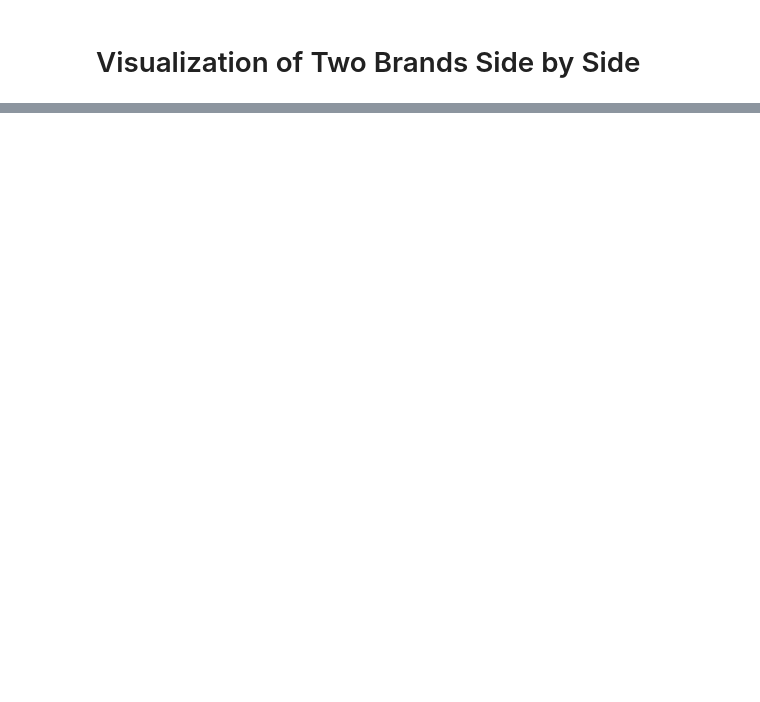
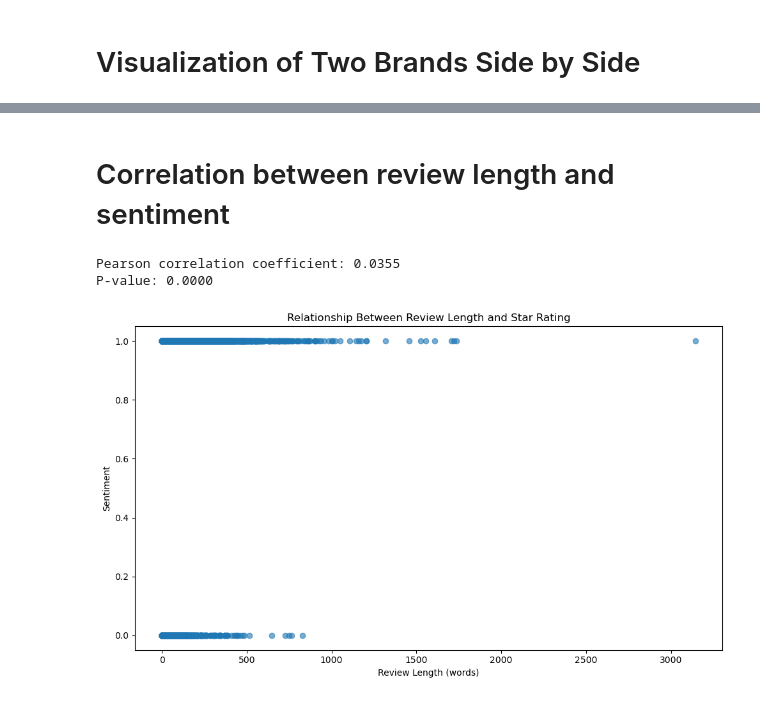
Before and after one commit to JosephKai1/COMP3610PROJECT, a Jupyter notebook: notebooks/ProductAnalysis.ipynb, the cells around one changed output, grey strips where cells are left out. Drawn from its saved outputs; the diff is of its cells as text; code cells hidden in the pictures; blank space fills up the shorter version.

Commit message:
visualized review length and sentiment correlation

```diff
--- a/notebooks/ProductAnalysis.ipynb
+++ b/notebooks/ProductAnalysis.ipynb
@@ -482,0 +500,26 @@ plt.show()
+# %% [markdown]
+# Correlation between review length and sentiment
+# %%
+correlation, p_value = pearsonr(df['text_length'], df['predictedSentiment'])
+print(f"Pearson correlation coefficient: {correlation:.4f}")
+print(f"P-value: {p_value:.4f}")
+
+
+
+plt.figure(figsize=(10, 6))
+plt.scatter(df['text_length'], df['predictedSentiment'], alpha=0.6)
+plt.title('Relationship Between Review Length and Star Rating')
+plt.xlabel('Review Length (words)')
+plt.ylabel('Sentiment')
+
+
+# plt.text(0.05, 0.95, f'Correlation: {correlation:.4f}\nP-value: {p_value:.4f}',
+#          transform=plt.gca().transAxes, fontsize=12,
+#          verticalalignment='top', bbox=dict(boxstyle='round', facecolor='white', alpha=0.8))
+
+plt.tight_layout()
+plt.show()
+# %% [output]
+Pearson correlation coefficient: 0.0355
+P-value: 0.0000
+[figure, added]
```
Also changed, not shown: parts of 12 cells of this notebook.
